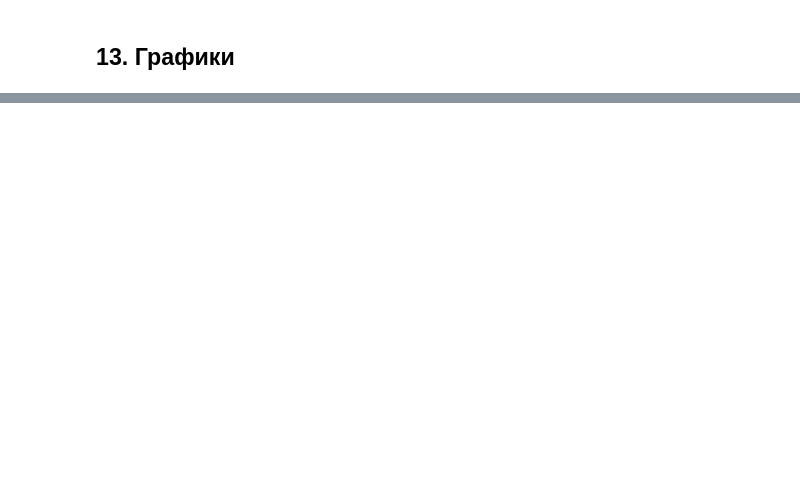
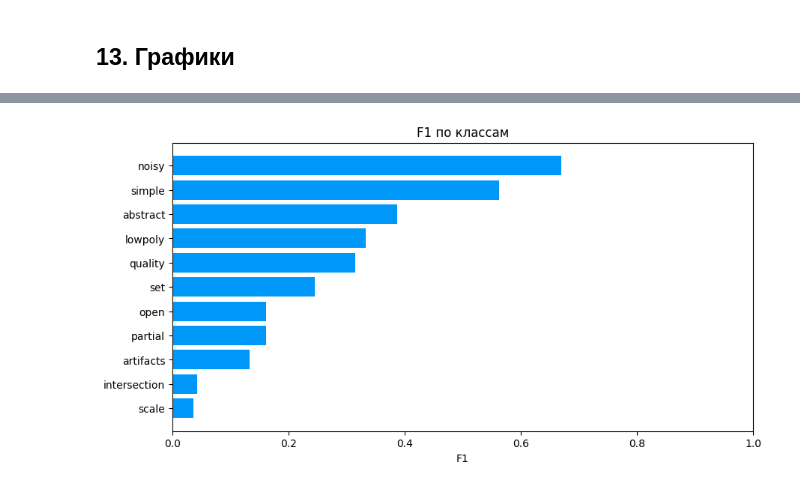
Before and after one commit to gasich27/AI-Challenge-2026-MainStage, a Jupyter notebook: pointnetpp_baseline.ipynb, the cells around one changed output, grey strips where cells are left out. Drawn from its saved outputs; the diff is of its cells as text; code cells hidden in the pictures; blank space fills up the shorter version.

```diff
--- a/pointnetpp_baseline.ipynb
+++ b/pointnetpp_baseline.ipynb
@@ -476,0 +476,27 @@ plt.show()
+# %%
+from sklearn.metrics import precision_score, recall_score
+
+val_predictions = (val_probabilities >= 0.5).astype(int)
+
+error_table = pd.DataFrame({
+    'target': target_columns,
+    'positive': val_targets.sum(axis=0).astype(int),
+    'precision': precision_score(
+        val_targets, val_predictions, average=None, zero_division=0
+    ),
+    'recall': recall_score(
+        val_targets, val_predictions, average=None, zero_division=0
+    ),
+    'F1': f1_score(
+        val_targets, val_predictions, average=None, zero_division=0
+    )
+})
+
+error_table['false_positive'] = (
+    (val_predictions == 1) & (val_targets == 0)
+).sum(axis=0)
+error_table['false_negative'] = (
+    (val_predictions == 0) & (val_targets == 1)
+).sum(axis=0)
+
+error_table.sort_values('F1').round(4)
@@ -476,0 +516,11 @@ plt.show()
+# %%
+plot_data = error_table.sort_values('F1')
+
+plt.figure(figsize=(10, 5))
+plt.barh(plot_data['target'], plot_data['F1'], color='#0098F8')
+plt.xlabel('F1')
+plt.title('F1 по классам')
+plt.xlim(0, 1)
+plt.show()
+# %% [output]
+[figure, added]
```
Also changed, not shown: parts of 9 cells of this notebook.
